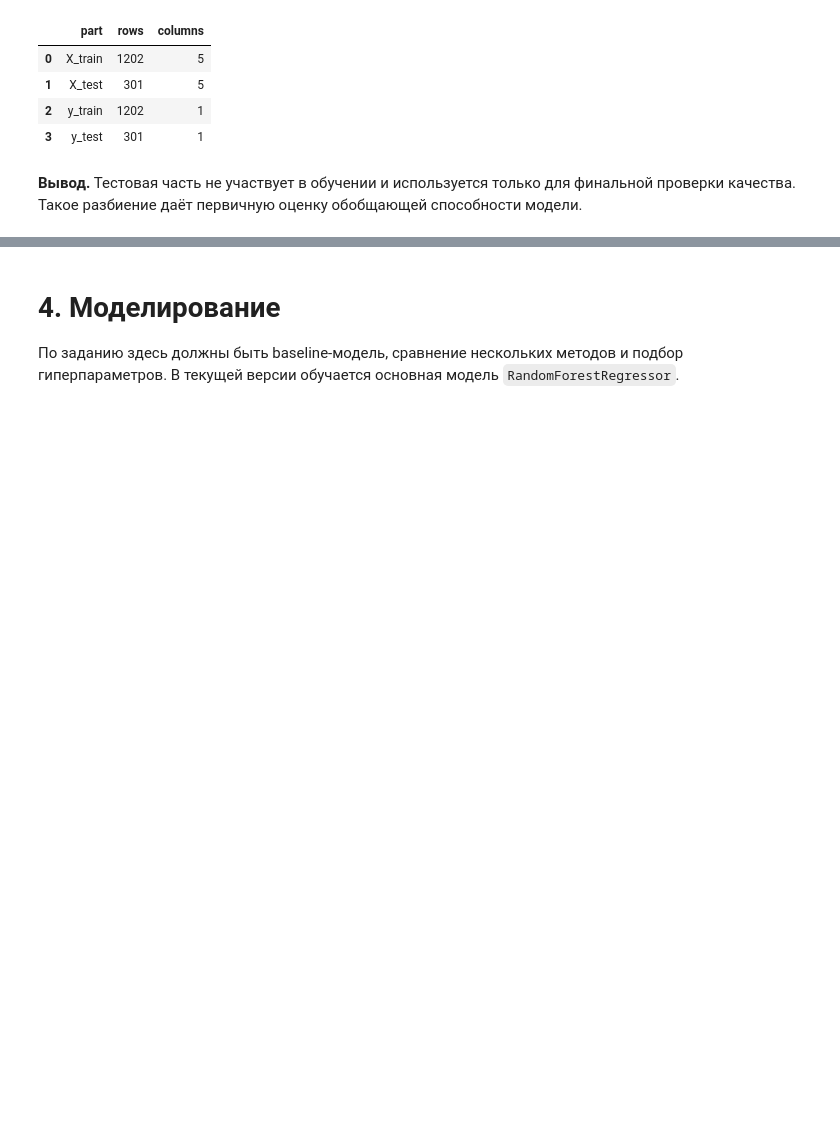
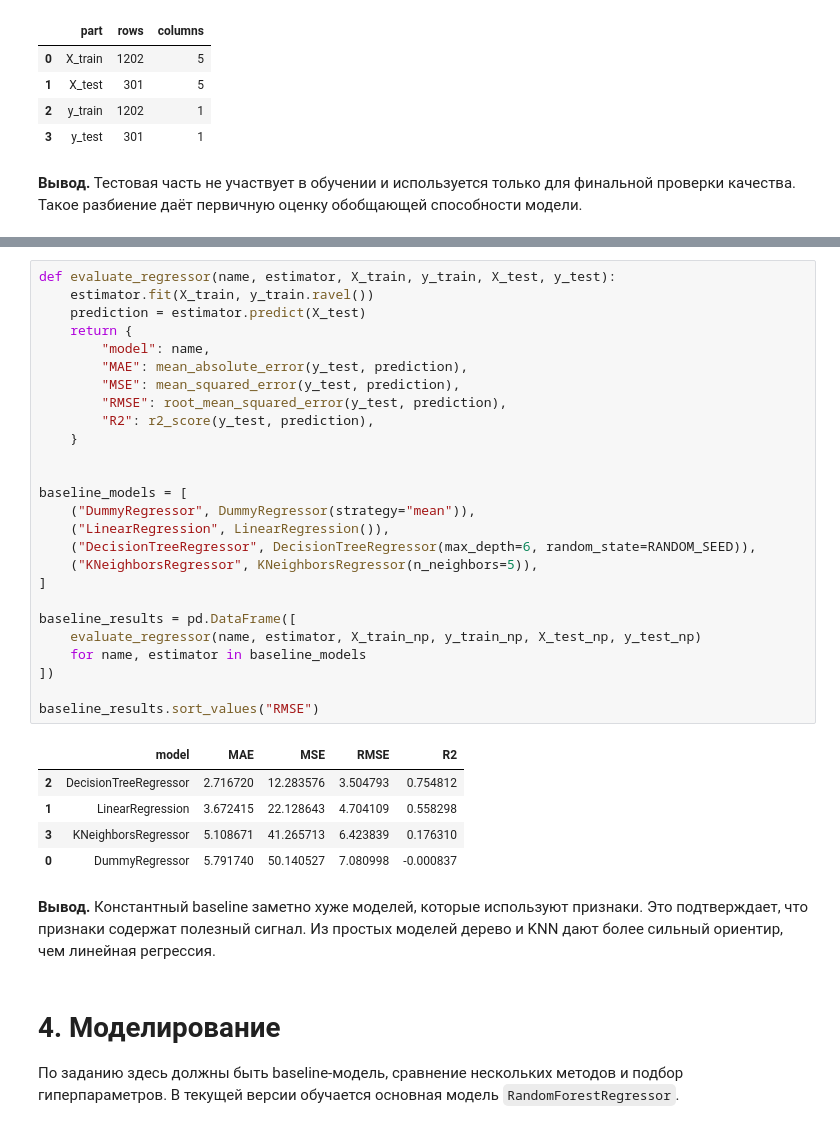
Before and after one commit to nepridumalnik/it-lms-course, a Jupyter notebook: final/task.ipynb, the cells around one changed output, grey strips where cells are left out. Saved outputs shown, nothing was run; the diff lists cells and outputs as text; blank space fills up the shorter version.

Commit message:
feat: add baseline model comparison

```diff
--- a/final/task.ipynb
+++ b/final/task.ipynb
@@ -204,3 +212,37 @@ split_summary
+# %%
+def evaluate_regressor(name, estimator, X_train, y_train, X_test, y_test):
+    estimator.fit(X_train, y_train.ravel())
+    prediction = estimator.predict(X_test)
+    return {
+        "model": name,
+        "MAE": mean_absolute_error(y_test, prediction),
+        "MSE": mean_squared_error(y_test, prediction),
+        "RMSE": root_mean_squared_error(y_test, prediction),
+        "R2": r2_score(y_test, prediction),
+    }
+
+
+baseline_models = [
+    ("DummyRegressor", DummyRegressor(strategy="mean")),
+    ("LinearRegression", LinearRegression()),
+    ("DecisionTreeRegressor", DecisionTreeRegressor(max_depth=6, random_state=RANDOM_SEED)),
+    ("KNeighborsRegressor", KNeighborsRegressor(n_neighbors=5)),
+]
+
+baseline_results = pd.DataFrame([
+    evaluate_regressor(name, estimator, X_train_np, y_train_np, X_test_np, y_test_np)
+    for name, estimator in baseline_models
+])
+
+baseline_results.sort_values("RMSE")
+# %% [output]
+|  | model | MAE | MSE | RMSE | R2 |
+| 2 | DecisionTreeRegressor | 2.716720 | 12.283576 | 3.504793 | 0.754812 |
+| 1 | LinearRegression | 3.672415 | 22.128643 | 4.704109 | 0.558298 |
+| 3 | KNeighborsRegressor | 5.108671 | 41.265713 | 6.423839 | 0.176310 |
+| 0 | DummyRegressor | 5.791740 | 50.140527 | 7.080998 | -0.000837 |
+# %% [markdown]
+**Вывод.** Константный baseline заметно хуже моделей, которые используют признаки. Это подтверждает, что признаки содержат полезный сигнал. Из простых моделей дерево и KNN дают более сильный ориентир, чем линейная регрессия.
 # %% [markdown]
 # 4. Моделирование
 
```
Also changed, not shown: parts of 2 cells of this notebook.
